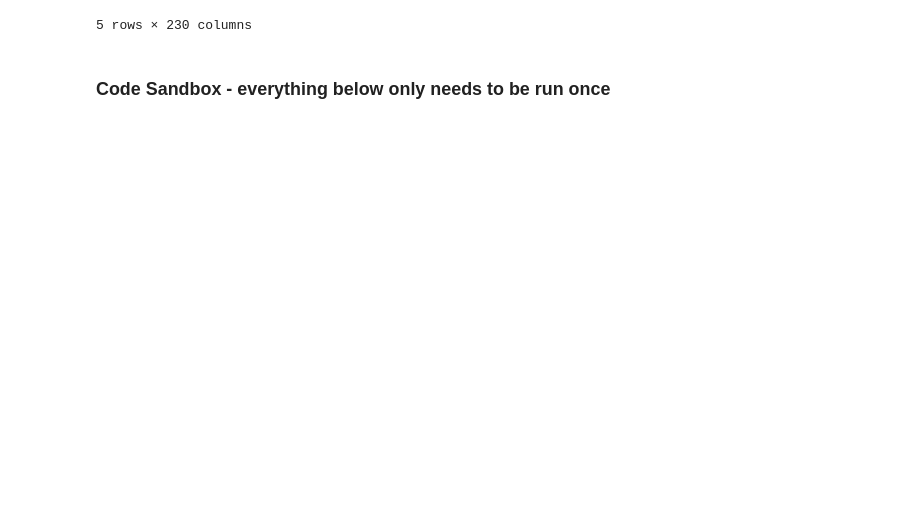
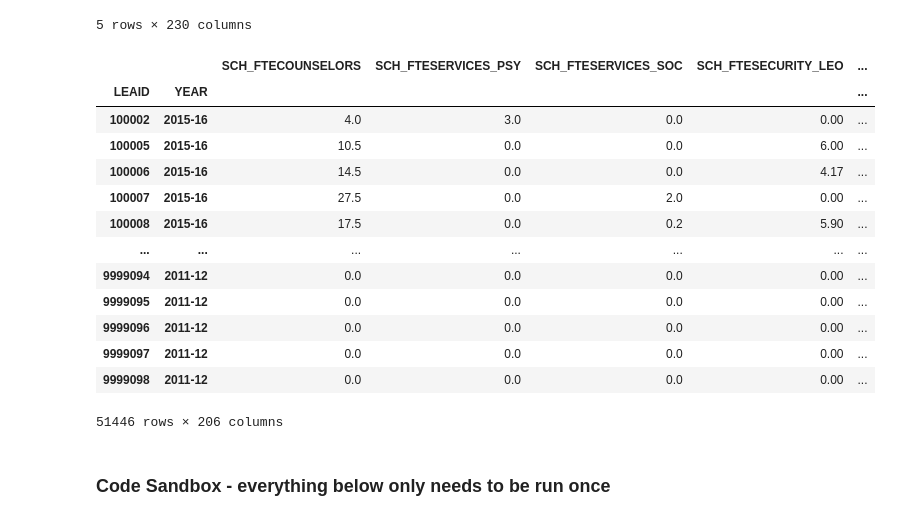
Before and after one commit to Discriminology/Educational-Equity-Data-Commons, a Jupyter notebook: data_processing.ipynb, the cells around one changed output. Cells and saved outputs as stored; diff of their text form; code cells hidden in the pictures; blank space fills up the shorter version.

Commit message:
remove school specific fields (e.g. SCHID) for district aggregation table

```diff
--- a/data_processing.ipynb
+++ b/data_processing.ipynb
@@ -403,7 +403,7 @@ district.head()
 | 4 | No | 100005 | Albertville City | ALABAMA | 00870 | NaN | 0 | 0 | ... |
 5 rows × 230 columns
 # %%
-district.groupby(['LEAID', 'LEA_NAME', 'YEAR'])['SCH_FTECOUNSELORS',
+district.groupby(['LEAID', 'YEAR'])['SCH_FTECOUNSELORS',
        'SCH_FTESERVICES_PSY', 'SCH_FTESERVICES_SOC',
        'SCH_FTESECURITY_IND', 'SCH_FTESECURITY_LEO',
        'SCH_FTESECURITY_GUA', 'SCH_ENR_AM_M', 'SCH_ENR_AS_M',
@@ -467,32 +467,47 @@ district.groupby(['LEAID', 'LEA_NAME', 'YEAR'])['SCH_FTECOUNSELORS',
        'SCH_DISCWODIS_REF_HP_M', 'SCH_DISCWODIS_REF_TR_M',
        'TOT_DISCWODIS_REF_M', 'SCH_DISCWODIS_REF_AM_F',
        'SCH_DISCWODIS_REF_AS_F', 'SCH_DISCWODIS_REF_HI_F',
        'SCH_DISCWODIS_REF_BL_F', 'SCH_DISCWODIS_REF_WH_F',
        'SCH_DISCWODIS_REF_HP_F', 'SCH_DISCWODIS_REF_TR_F',
        'TOT_DISCWODIS_REF_F', 'SCH_DISCWDIS_REF_IDEA_AM_M',
        'SCH_DISCWDIS_REF_IDEA_AS_M', 'SCH_DISCWDIS_REF_IDEA_HI_M',
        'SCH_DISCWDIS_REF_IDEA_BL_M', 'SCH_DISCWDIS_REF_IDEA_WH_M',
        'SCH_DISCWDIS_REF_IDEA_HP_M', 'SCH_DISCWDIS_REF_IDEA_TR_M',
        'TOT_DISCWDIS_REF_IDEA_M', 'SCH_DISCWDIS_REF_IDEA_AM_F',
        'SCH_DISCWDIS_REF_IDEA_AS_F', 'SCH_DISCWDIS_REF_IDEA_HI_F',
        'SCH_DISCWDIS_REF_IDEA_BL_F', 'SCH_DISCWDIS_REF_IDEA_WH_F',
        'SCH_DISCWDIS_REF_IDEA_HP_F', 'SCH_DISCWDIS_REF_IDEA_TR_F',
        'TOT_DISCWDIS_REF_IDEA_F', 'SCH_DISCWODIS_ARR_AM_M',
        'SCH_DISCWODIS_ARR_AS_M', 'SCH_DISCWODIS_ARR_HI_M',
        'SCH_DISCWODIS_ARR_BL_M', 'SCH_DISCWODIS_ARR_WH_M',
        'SCH_DISCWODIS_ARR_HP_M', 'SCH_DISCWODIS_ARR_TR_M',
        'TOT_DISCWODIS_ARR_M', 'SCH_DISCWODIS_ARR_AM_F',
        'SCH_DISCWODIS_ARR_AS_F', 'SCH_DISCWODIS_ARR_HI_F',
        'SCH_DISCWODIS_ARR_BL_F', 'SCH_DISCWODIS_ARR_WH_F',
        'SCH_DISCWODIS_ARR_HP_F', 'SCH_DISCWODIS_ARR_TR_F',
        'TOT_DISCWODIS_ARR_F', 'SCH_DISCWDIS_ARR_IDEA_AM_M',
        'SCH_DISCWDIS_ARR_IDEA_AS_M', 'SCH_DISCWDIS_ARR_IDEA_HI_M',
        'SCH_DISCWDIS_ARR_IDEA_BL_M', 'SCH_DISCWDIS_ARR_IDEA_WH_M',
        'SCH_DISCWDIS_ARR_IDEA_HP_M', 'SCH_DISCWDIS_ARR_IDEA_TR_M',
        'TOT_DISCWDIS_ARR_IDEA_M', 'SCH_DISCWDIS_ARR_IDEA_AM_F',
        'SCH_DISCWDIS_ARR_IDEA_AS_F', 'SCH_DISCWDIS_ARR_IDEA_HI_F',
        'SCH_DISCWDIS_ARR_IDEA_BL_F', 'SCH_DISCWDIS_ARR_IDEA_WH_F',
        'SCH_DISCWDIS_ARR_IDEA_HP_F', 'SCH_DISCWDIS_ARR_IDEA_TR_F',
        'TOT_DISCWDIS_ARR_IDEA_F'].sum()
+# %% [output]
+|  |  | SCH_FTECOUNSELORS | SCH_FTESERVICES_PSY | SCH_FTESERVICES_SOC | SCH_FTESECURITY_LEO | ... |
+| LEAID | YEAR |  |  |  |  | ... |
+| 100002 | 2015-16 | 4.0 | 3.0 | 0.0 | 0.00 | ... |
+| 100005 | 2015-16 | 10.5 | 0.0 | 0.0 | 6.00 | ... |
+| 100006 | 2015-16 | 14.5 | 0.0 | 0.0 | 4.17 | ... |
+| 100007 | 2015-16 | 27.5 | 0.0 | 2.0 | 0.00 | ... |
+| 100008 | 2015-16 | 17.5 | 0.0 | 0.2 | 5.90 | ... |
+| ... | ... | ... | ... | ... | ... | ... |
+| 9999094 | 2011-12 | 0.0 | 0.0 | 0.0 | 0.00 | ... |
+| 9999095 | 2011-12 | 0.0 | 0.0 | 0.0 | 0.00 | ... |
+| 9999096 | 2011-12 | 0.0 | 0.0 | 0.0 | 0.00 | ... |
+| 9999097 | 2011-12 | 0.0 | 0.0 | 0.0 | 0.00 | ... |
+| 9999098 | 2011-12 | 0.0 | 0.0 | 0.0 | 0.00 | ... |
+51446 rows × 206 columns
 # %%
 grouped_by_district = _
```
Also changed, not shown: parts of 3 cells of this notebook.
